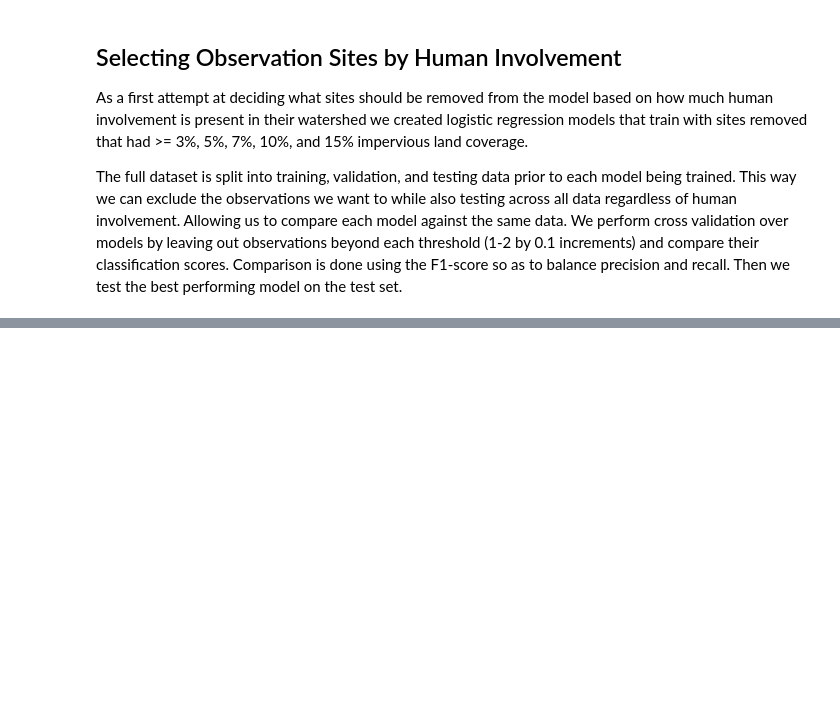
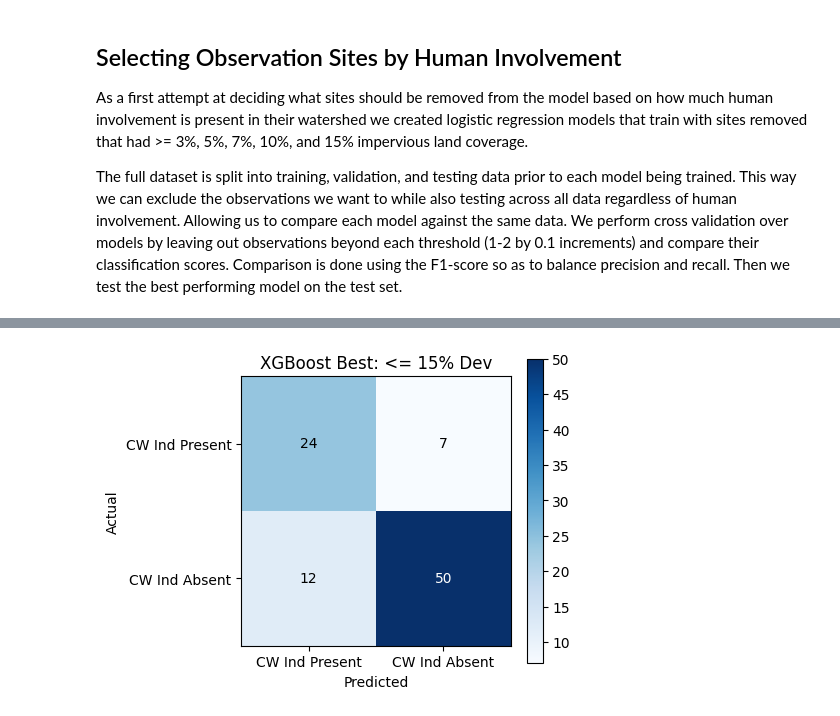
Before and after one commit to ShamSarris/nhdes-cw-stream-modelling, a Jupyter notebook: src/modelling.ipynb, the cells around one changed output, grey strips where cells are left out. Saved outputs shown, nothing was run; the diff lists cells and outputs as text; code cells hidden in the pictures; blank space fills up the shorter version.

```diff
--- a/src/modelling.ipynb
+++ b/src/modelling.ipynb
@@ -162,0 +251,79 @@ F1 Score: 0.67
+# %%
+thresholds = [1, 2, 3, 5, 7, 10, 11, 12, 13, 14, 15, 20, 30, 50]
+
+full = data.dropna(subset=features + [target, 'pct_dev'])
+
+train_full, test_full = train_test_split(full, test_size=0.2, random_state=42)
+train_split, val_split = train_test_split(train_full, test_size=0.25, random_state=42)
+
+X_val, y_val = val_split[features], val_split[target]
+X_test, y_test = test_full[features], test_full[target]
+
+best_pct = None
+best_f1 = -1
+best_auc = -1
+
+for pct in thresholds:
+    train_subset = train_split[train_split['pct_dev'] <= pct]
+    X_train, y_train = train_subset[features], train_subset[target]
+
+    if len(y_train.unique()) < 2:
+        print(f"<= {pct}% | skipped — only one class in training (n={len(train_subset)})")
+        continue
+
+    neg, pos = (y_train == 0).sum(), (y_train == 1).sum()
+    scale = neg / pos if pos > 0 else 1.0
+
+    model = XGBClassifier(
+        n_estimators=200,
+        max_depth=4,
+        learning_rate=0.05,
+        subsample=0.8,
+        colsample_bytree=0.8,
+        scale_pos_weight=scale,
+        eval_metric='logloss',
+        random_state=42,
+    )
+    model.fit(X_train, y_train)
+
+    y_val_pred = model.predict(X_val)
+    y_val_prob = model.predict_proba(X_val)[:, 1]
+
+    _, precision, recall, f1 = calculate_classification_metrics(y_val, y_val_pred)
+    auc = roc_auc_score(y_val, y_val_prob)
+
+    print(f"<= {pct}% | train n={len(train_subset)} | val F1={f1:.3f}  P={precision:.3f}  R={recall:.3f}  AUC={auc:.3f}")
+
+    if f1 > best_f1 or (f1 == best_f1 and auc > best_auc):
+        best_f1 = f1
+        best_auc = auc
+        best_pct = pct
+
+print(f"\nBest threshold on validation: <= {best_pct}% (F1={best_f1:.3f}, AUC={best_auc:.3f})")
+print("=" * 60)
+print("Evaluating best threshold on held-out test set:\n")
+
+best_subset = train_full[train_full['pct_dev'] <= best_pct]
+X_train_final, y_train_final = best_subset[features], best_subset[target]
+
+neg, pos = (y_train_final == 0).sum(), (y_train_final == 1).sum()
+scale = neg / pos if pos > 0 else 1.0
+
+final_xgb = XGBClassifier(
+    n_estimators=200,
+    max_depth=4,
+    learning_rate=0.05,
+    subsample=0.8,
+    colsample_bytree=0.8,
+    scale_pos_weight=scale,
+    eval_metric='logloss',
+    random_state=42,
+)
+final_xgb.fit(X_train_final, y_train_final)
+y_test_pred = final_xgb.predict(X_test)
+auc = roc_auc_score(y_test, final_xgb.predict_proba(X_test)[:, 1])
+
+print(f"=== Best model: pct_dev <= {best_pct}% | trained on n={len(best_subset)}, tested on n={len(test_full)} ===")
+print(f"AUC on test set: {auc:.3f}\n")
+classification_report_suite(y_test, y_test_pred, labels=['CW Ind Present', 'CW Ind Absent'], title=f'XGBoost Best: <= {best_pct}% Dev')
+# %% [output]
@@ -162,0 +347 @@ F1 Score: 0.67
+[figure, added]
```
Also changed, not shown: parts of 6 cells of this notebook, 13 other files.
